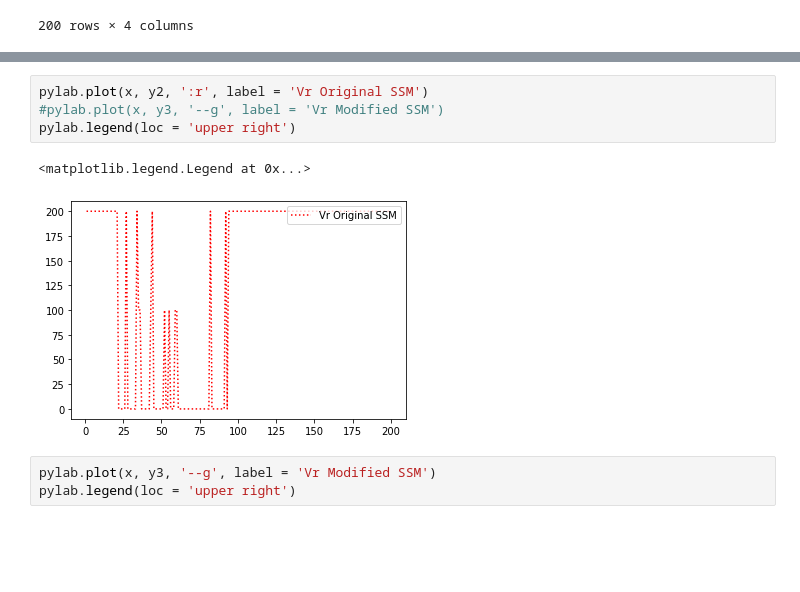
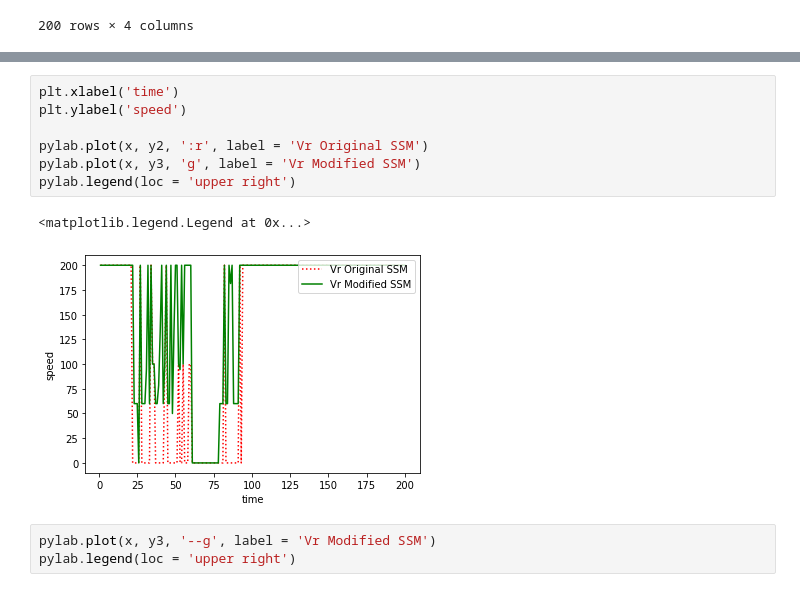
Before and after one commit to wendycahya/Data-Analysis-Documentation, a Jupyter notebook: Data Visualization Python/Matplotlib/1-basic-plotting.ipynb, the cells around one changed output, grey strips where cells are left out. Saved outputs shown, nothing was run; the diff lists cells and outputs as text; blank space fills up the shorter version.

```diff
--- a/Data Visualization Python/Matplotlib/1-basic-plotting.ipynb
+++ b/Data Visualization Python/Matplotlib/1-basic-plotting.ipynb
@@ -58,11 +107,14 @@ pylab.legend(loc = 'upper right')
 [figure]
 # %%
+plt.xlabel('time')
+plt.ylabel('speed')
+
 pylab.plot(x, y2, ':r', label = 'Vr Original SSM')
-#pylab.plot(x, y3, '--g', label = 'Vr Modified SSM')
+pylab.plot(x, y3, 'g', label = 'Vr Modified SSM')
 pylab.legend(loc = 'upper right')
 # %% [output]
 <matplotlib.legend.Legend at 0x...>
-[figure, old version]
+[figure, new version]
 # %%
 pylab.plot(x, y3, '--g', label = 'Vr Modified SSM')
 pylab.legend(loc = 'upper right')
```
Also changed, not shown: parts of 3 cells of this notebook, 15 other files.
